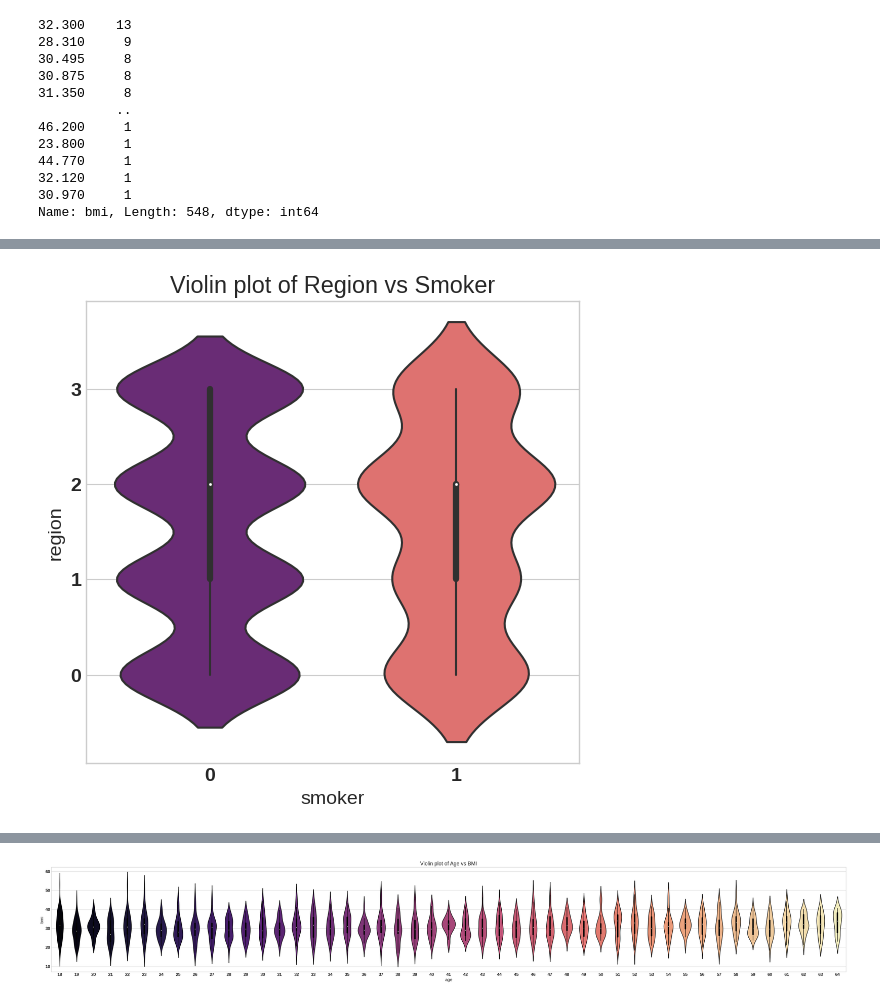
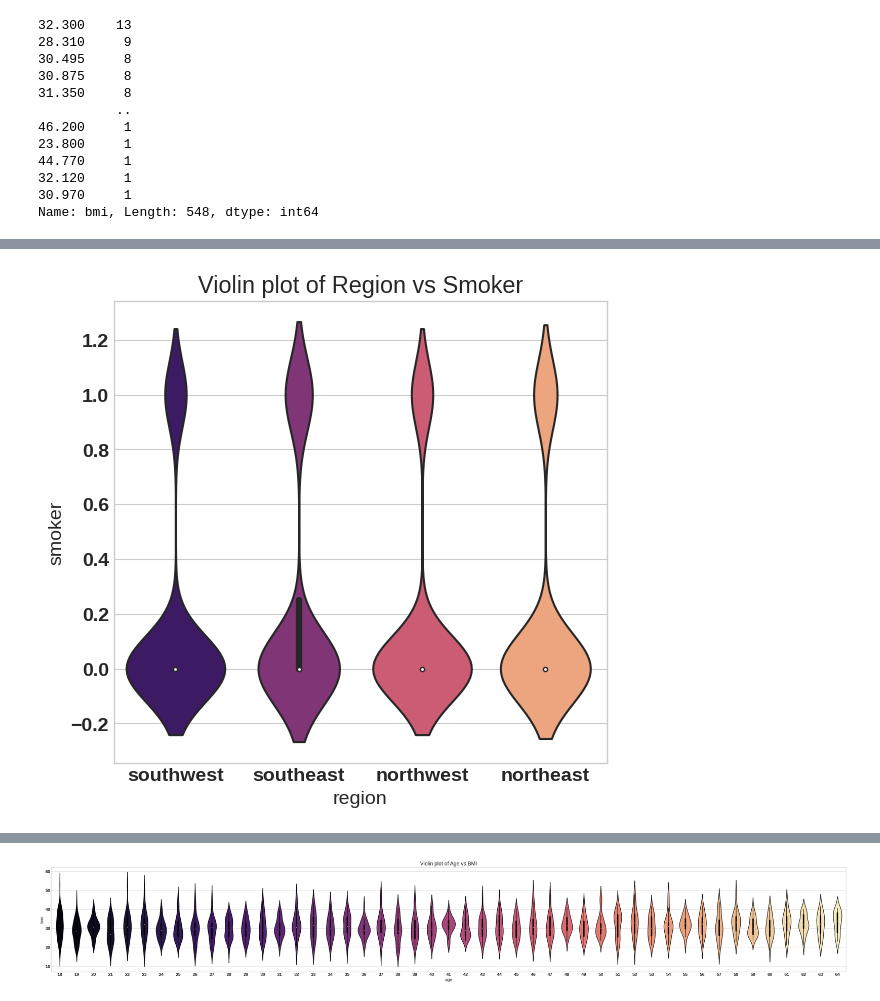
Before and after one commit to gr-uzun/medical-cost-analysis, a Jupyter notebook: medical_cost_analysis_project.ipynb, the cells around one changed output, grey strips where cells are left out. Saved outputs shown, nothing was run; the diff lists cells and outputs as text; code cells hidden in the pictures.

```diff
--- a/medical_cost_analysis_project.ipynb
+++ b/medical_cost_analysis_project.ipynb
@@ -177,15 +151,25 @@ Text(0.5, 1.0, 'Violin plot of Charges vs Smoker')
 # %%
 # Examine the relationship between “smoker” and “region”.
 
 # Comments
 # It shows the distribution of quantitative data(region) across several levels of one (or more) categorical variables(smoker) such that those distributions can be compared.
+# It is hard to plot of relation between two string type categorical data.Smoker data must be converted to labeled or int type.
+
+df2 = df.copy()
+le = LabelEncoder()
+
+# smoker or not
+le.fit(df2.smoker.drop_duplicates())
+df2.smoker = le.transform(df.smoker)
+
+#df2['smoker'] = df2['smoker'].map({'yes': 1, 'no': 0})
 
 f = plt.figure(figsize=(14,6))
-ax = f.add_subplot(122)
-sns.violinplot(x='smoker', y='region',data=df,palette='magma',ax=ax)
+ax = f.add_subplot(121)
+sns.violinplot(x='region', y='smoker',data=df2,palette='magma',ax=ax)
 ax.set_title('Violin plot of Region vs Smoker');
 # %% [output]
-[figure, old version]
+[figure, new version]
 # %%
 # Examine the relationship between “bmi” and “sex”
 
```
Also changed, not shown: parts of 18 cells of this notebook.
